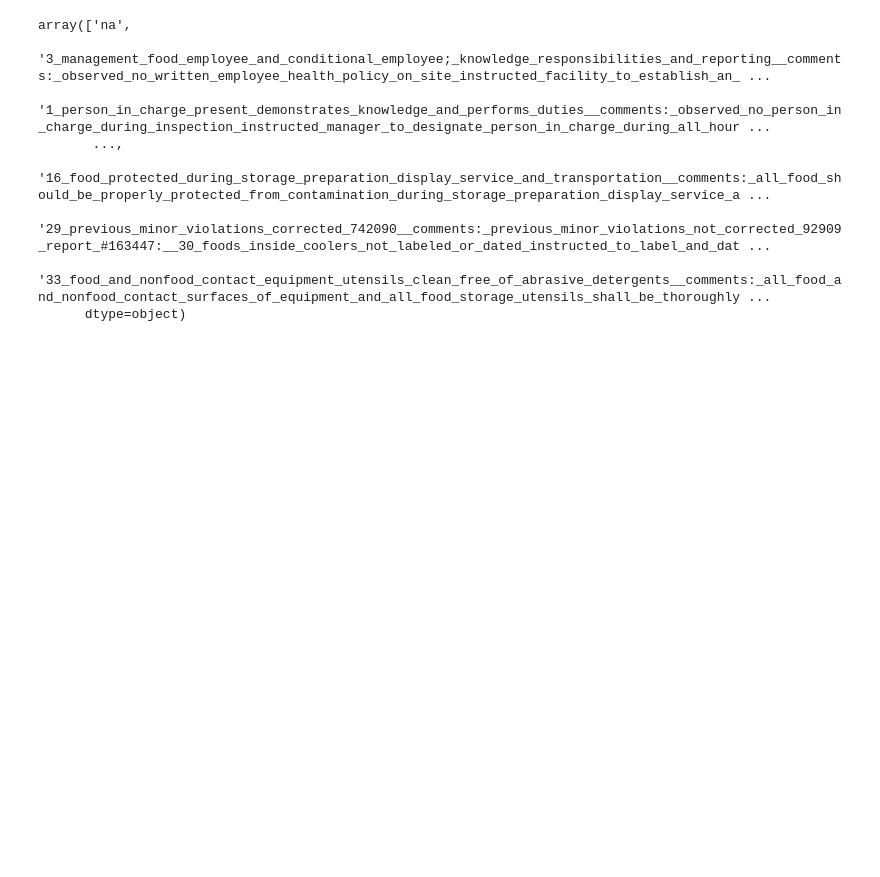
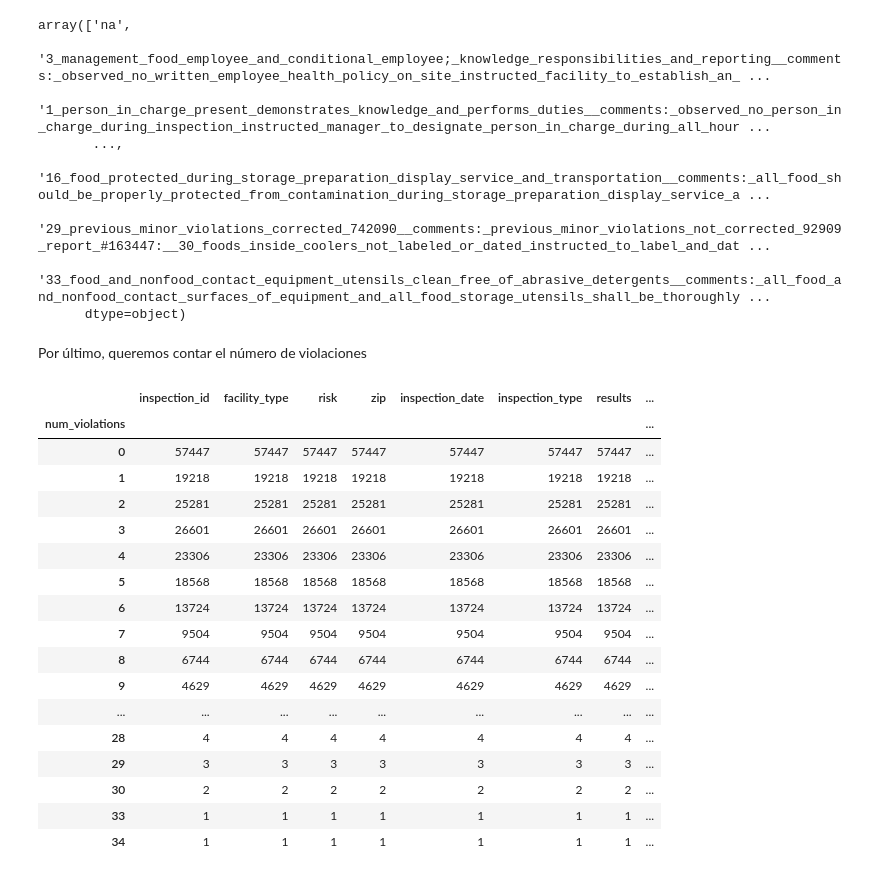
Before and after one commit to lechugaa/dpa-project, a Jupyter notebook: notebooks/01_limpieza_data.ipynb, the cells around one changed output. Saved outputs shown, nothing was run; the diff lists cells and outputs as text; code cells hidden in the pictures; blank space fills up the shorter version.

```diff
--- a/notebooks/01_limpieza_data.ipynb
+++ b/notebooks/01_limpieza_data.ipynb
@@ -506,3 +518,28 @@ array(['na',
        '29_previous_minor_violations_corrected_742090__comments:_previous_minor_violations_not_corrected_92909_report_#163447:__30_foods_inside_coolers_not_labeled_or_dated_instructed_to_label_and_dat ...
        '33_food_and_nonfood_contact_equipment_utensils_clean_free_of_abrasive_detergents__comments:_all_food_and_nonfood_contact_surfaces_of_equipment_and_all_food_storage_utensils_shall_be_thoroughly ...
       dtype=object)
+# %% [markdown]
+Por último, queremos contar el número de violaciones
+# %%
+data['num_violations'] = data['violations'].apply(lambda x: x.count('_~_') + 1 if x != 'na' else 0)
+# %%
+data.groupby('num_violations').count()
+# %% [output]
+|  | inspection_id | facility_type | risk | zip | inspection_date | inspection_type | results | ... |
+| num_violations |  |  |  |  |  |  |  | ... |
+| 0 | 57447 | 57447 | 57447 | 57447 | 57447 | 57447 | 57447 | ... |
+| 1 | 19218 | 19218 | 19218 | 19218 | 19218 | 19218 | 19218 | ... |
+| 2 | 25281 | 25281 | 25281 | 25281 | 25281 | 25281 | 25281 | ... |
+| 3 | 26601 | 26601 | 26601 | 26601 | 26601 | 26601 | 26601 | ... |
+| 4 | 23306 | 23306 | 23306 | 23306 | 23306 | 23306 | 23306 | ... |
+| 5 | 18568 | 18568 | 18568 | 18568 | 18568 | 18568 | 18568 | ... |
+| 6 | 13724 | 13724 | 13724 | 13724 | 13724 | 13724 | 13724 | ... |
+| 7 | 9504 | 9504 | 9504 | 9504 | 9504 | 9504 | 9504 | ... |
+| 8 | 6744 | 6744 | 6744 | 6744 | 6744 | 6744 | 6744 | ... |
+| 9 | 4629 | 4629 | 4629 | 4629 | 4629 | 4629 | 4629 | ... |
+| ... | ... | ... | ... | ... | ... | ... | ... | ... |
+| 28 | 4 | 4 | 4 | 4 | 4 | 4 | 4 | ... |
+| 29 | 3 | 3 | 3 | 3 | 3 | 3 | 3 | ... |
+| 30 | 2 | 2 | 2 | 2 | 2 | 2 | 2 | ... |
+| 33 | 1 | 1 | 1 | 1 | 1 | 1 | 1 | ... |
+| 34 | 1 | 1 | 1 | 1 | 1 | 1 | 1 | ... |
```
Also changed, not shown: parts of 10 cells of this notebook.
